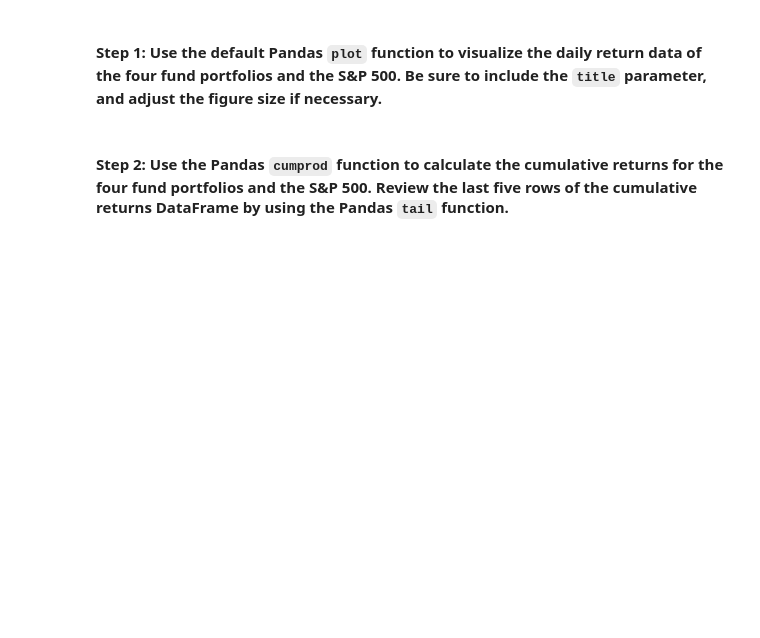
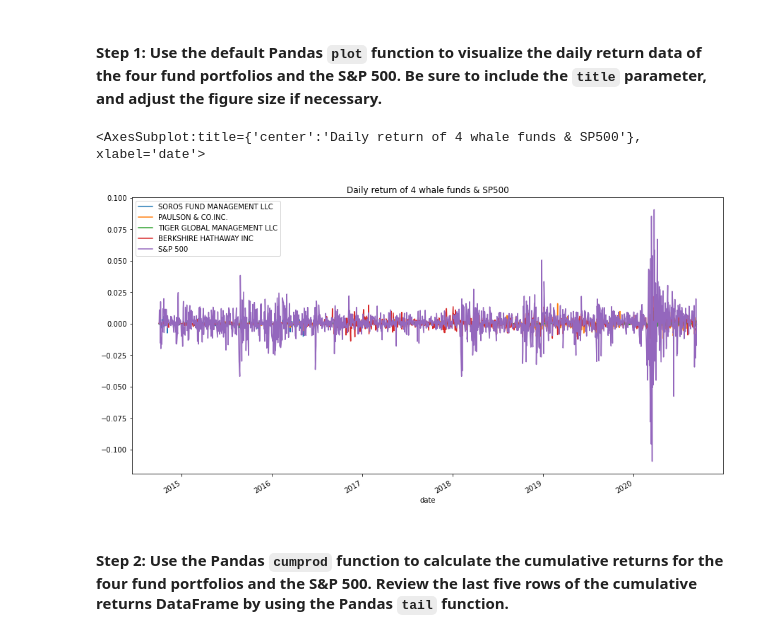
Before and after one commit to TaoNYC/columbia_fintech, a Jupyter notebook: Challenge_4_Quantative_Portfolio_Analysis/risk_return_analysis.ipynb, the cells around one changed output. Cells and saved outputs as stored; diff of their text form; code cells hidden in the pictures; blank space fills up the shorter version.

Commit message:
challenge 4: load & clean data, calc return and plot

```diff
--- a/Challenge_4_Quantative_Portfolio_Analysis/risk_return_analysis.ipynb
+++ b/Challenge_4_Quantative_Portfolio_Analysis/risk_return_analysis.ipynb
@@ -144,3 +144,6 @@ dtype: int64
 # Drop any rows with all missing values
 # Review the first five rows of the daily returns DataFrame.
 # YOUR CODE HERE
+daily_return_whales_nav_df = whale_navs_df.pct_change().dropna()
+display(daily_return_whales_nav_df.head())
+display(daily_return_whales_nav_df.shape)
@@ -159,7 +171,11 @@ Analyze the data to determine if any of the portfolios outperform the broader st
 # %%
 # Plot the daily return data of the 4 funds and the S&P 500
 # Inclue a title parameter and adjust the figure size
 # YOUR CODE HERE
+daily_return_whales_nav_df.plot(figsize = (15,8),title = "Daily return of 4 whale funds & SP500")
+# %% [output]
+<AxesSubplot:title={'center':'Daily return of 4 whale funds & SP500'}, xlabel='date'>
+[figure, added]
 # %% [markdown]
 #### Step 2: Use the Pandas `cumprod` function to calculate the cumulative returns for the four fund portfolios and the S&P 500. Review the last five rows of the cumulative returns DataFrame by using the Pandas `tail` function.
 # %%
```
Also changed, not shown: parts of 5 cells of this notebook.
